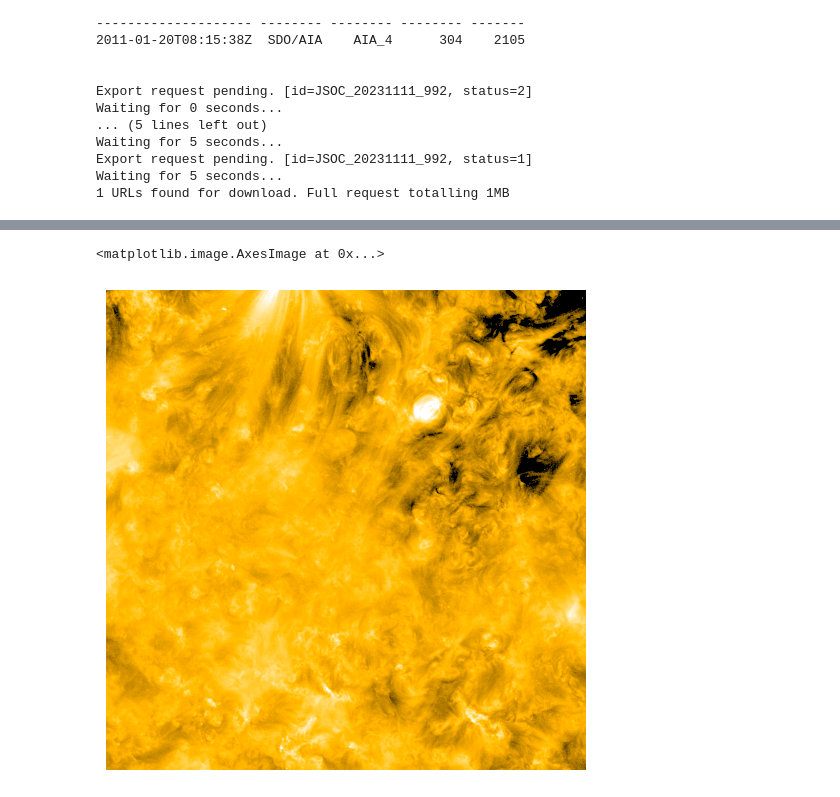
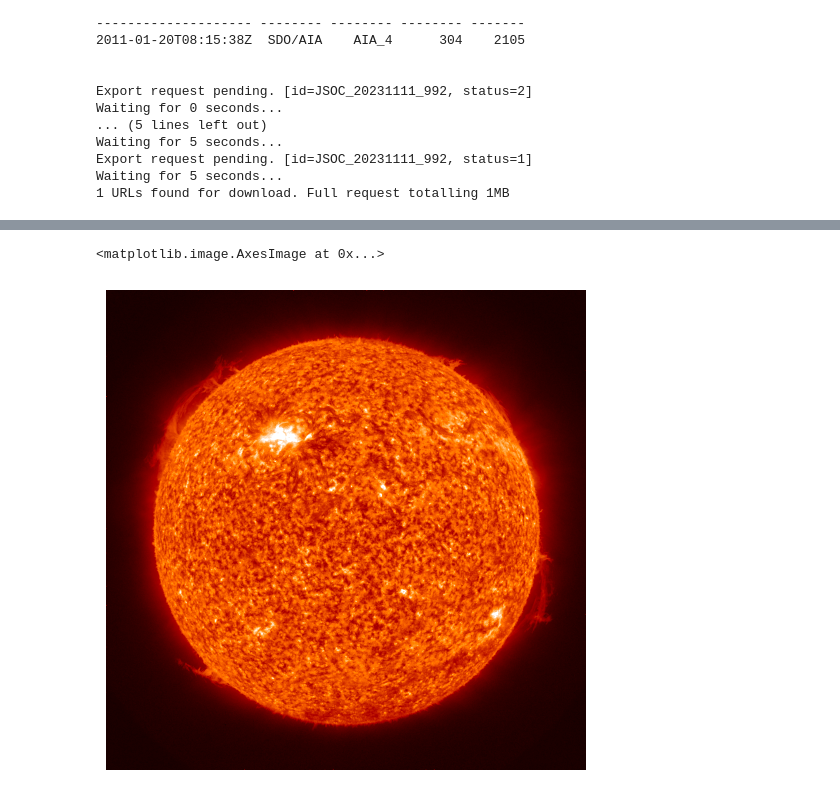
Before and after one commit to CS-433/ml-project-2-jac, a Jupyter notebook: AIA_requests.ipynb, the cells around one changed output, grey strips where cells are left out. Drawn from its saved outputs; the diff is of its cells as text; code cells hidden in the pictures.

Commit message:
seems good but the cutout doesn't seems to work

```diff
--- a/AIA_requests.ipynb
+++ b/AIA_requests.ipynb
@@ -111,18 +111,0 @@ ani = sequence.plot(axes=ax, norm=ImageNormalize(vmin=0, vmax=5e3, stretch=SqrtS
-# %%
-start_time = Time('2016-12-24T14:29:42.0000', scale='utc', format='isot')
-bottom_left = SkyCoord(-500*u.arcsec, -275*u.arcsec, obstime=start_time, observer="earth", frame="helioprojective")
-top_right = SkyCoord(150*u.arcsec, 375*u.arcsec, obstime=start_time, observer="earth", frame="helioprojective")
-cutout = a.jsoc.Cutout(bottom_left, top_right=top_right, tracking=True)
-jsoc_email = "adrien.joliat@epfl.ch"
-query = Fido.search(
-    a.Time(start_time - 6*u.h, start_time + 6*u.h),
-    a.Wavelength(171*u.angstrom),
-    a.Sample(2*u.h),
-    a.jsoc.Series.aia_lev1_euv_12s,
-    a.jsoc.Notify(jsoc_email),
-    a.jsoc.Segment.image,
-    cutout,
-)
-print(query)
-files = Fido.fetch(query)
-files.sort()
@@ -160,23 +111,0 @@ plot(files)
-# %%
-"""
-date = 2011-01-20T09:15:44.000000
-basepoint_x = -109.0
-basepoint_y= -75.0
-"""
-start_time = Time('2011-01-20T09:15:44.000000', scale='utc', format='isot')
-bottom_left = SkyCoord(-1000*u.arcsec, -1000*u.arcsec, obstime=start_time, observer="earth", frame="helioprojective")
-top_right = SkyCoord(1000*u.arcsec, 1000*u.arcsec, obstime=start_time, observer="earth", frame="helioprojective")
-cutout = a.jsoc.Cutout(bottom_left, top_right=top_right, tracking=True)
-jsoc_email = "adrien.joliat@epfl.ch"
-query = Fido.search(
-    a.Time(start_time - 6*u.h, start_time + 6*u.h),
-    a.Wavelength(171*u.angstrom),
-    a.Sample(2*u.h),
-    a.jsoc.Series.aia_lev1_euv_12s,
-    a.jsoc.Notify(jsoc_email),
-    a.jsoc.Segment.image,
-    cutout,
-)
-print(query)
-files = Fido.fetch(query)
-files.sort()
@@ -231,20 +138,20 @@ Scale:                   [0.59948897 0.59948897] arcsec / pix
 # %%
 import numpy as np
-smap = sunpy.map.Map(files[4])
+smap = sunpy.map.Map(files[0])
 figure = plt.figure(frameon=False)
 ax = plt.axes([0, 0, 1, 1])
 # Disable the axis
 ax.set_axis_off()
 
 # Plot the map.
 # Since we are not interested in the exact map coordinates,
 # we can simply use :meth:`~matplotlib.Axes.imshow`.
 norm = smap.plot_settings['norm']
 norm.vmin, norm.vmax = np.percentile(smap.data, [1, 99.9])
 ax.imshow(smap.data,
           norm=norm,
           cmap=smap.plot_settings['cmap'],
           origin="lower")
 # %% [output]
 <matplotlib.image.AxesImage at 0x...>
-[figure, old version]
+[figure, new version]
```
Also changed, not shown: parts of 8 cells of this notebook, 1 other file.
